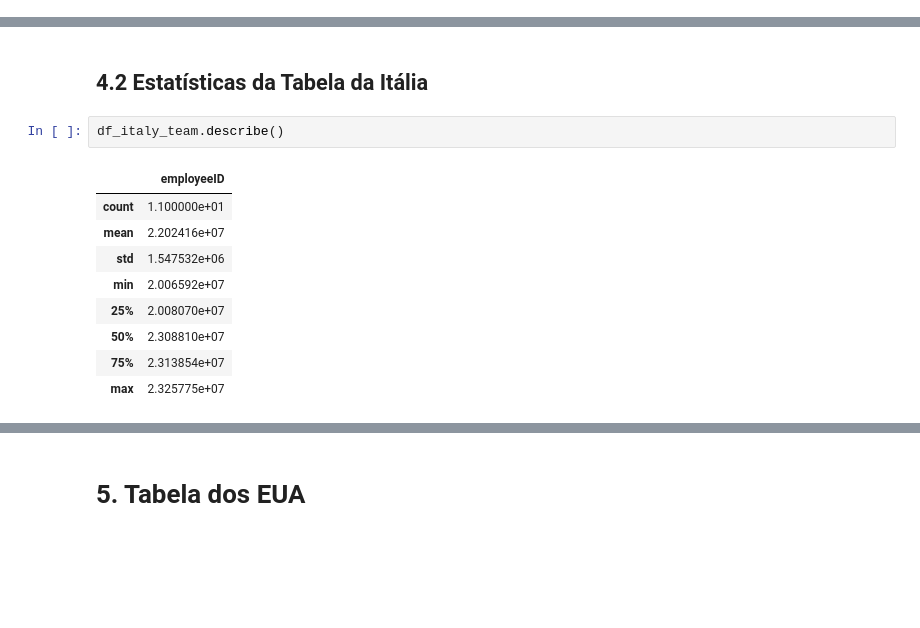
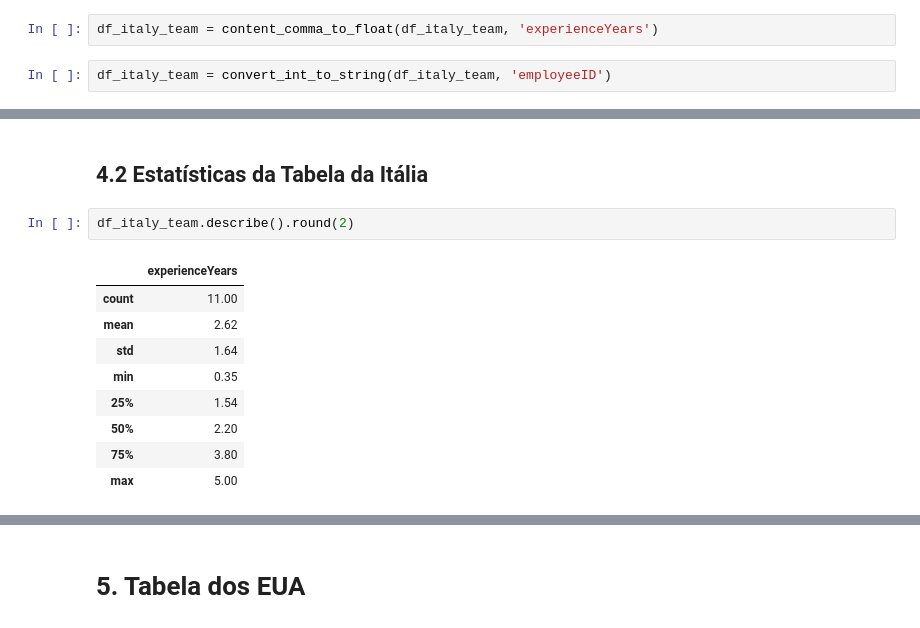
Before and after one commit to Technical-Debt-Large-Scale/tdmls, a Jupyter notebook: Analise das Tabelas dos Sites envolvidos.ipynb, the cells around one changed output, grey strips where cells are left out. Cells and saved outputs as stored; diff of their text form; blank space fills up the shorter version.

```diff
--- a/Analise das Tabelas dos Sites envolvidos.ipynb
+++ b/Analise das Tabelas dos Sites envolvidos.ipynb
@@ -201,6 +231,10 @@ dtypes: float64(1), object(6)
 memory usage: 752.0+ bytes
 # %% [markdown]
 ## 4.1 Amostra de Dados
+# %%
+df_italy_team = content_comma_to_float(df_italy_team, 'experienceYears')
+# %%
+df_italy_team = convert_int_to_string(df_italy_team, 'employeeID')
 # %%
 df_italy_team.head(10)
 # %% [output]
@@ -226,14 +260,14 @@ len(df_italy_team.taskID.unique())
 # %% [markdown]
 ## 4.2 Estatísticas da Tabela da Itália
 # %%
-df_italy_team.describe()
+df_italy_team.describe().round(2)
 # %% [output]
-|  | employeeID |
-| count | 1.100000e+01 |
-| mean | 2.202416e+07 |
-| std | 1.547532e+06 |
-| min | 2.006592e+07 |
-| 25% | 2.008070e+07 |
-| 50% | 2.308810e+07 |
-| 75% | 2.313854e+07 |
-| max | 2.325775e+07 |
+|  | experienceYears |
+| count | 11.00 |
+| mean | 2.62 |
+| std | 1.64 |
+| min | 0.35 |
+| 25% | 1.54 |
+| 50% | 2.20 |
+| 75% | 3.80 |
+| max | 5.00 |
```
Also changed, not shown: parts of 19 cells of this notebook, 3 other files.
